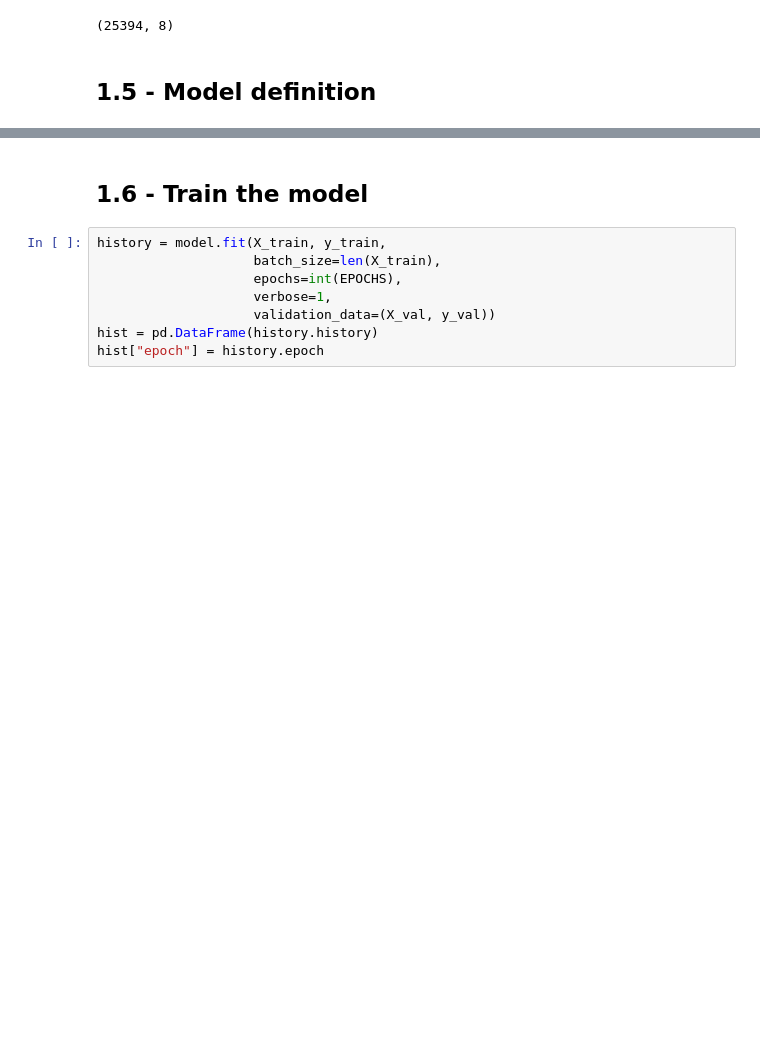
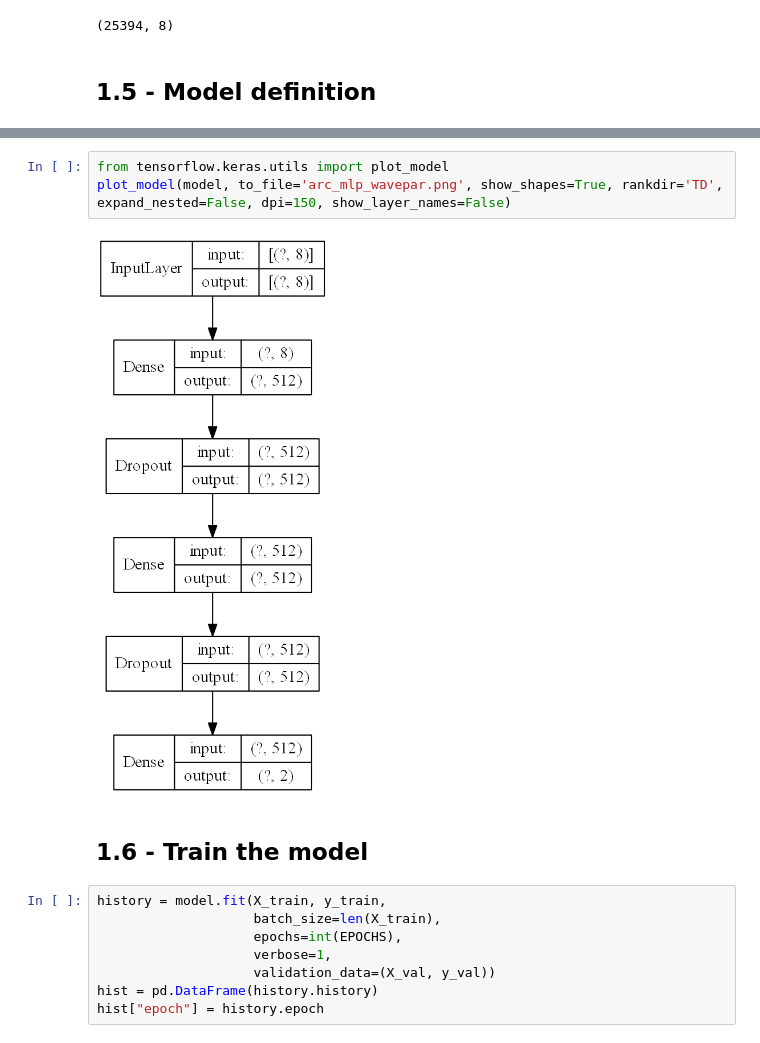
Before and after one commit to caiostringari/mlww3cl, a Jupyter notebook: notebooks/1. Improving WW3 Forecasts with Machine Learning - Integrated Parameters.ipynb, the cells around one changed output, grey strips where cells are left out. Cells and saved outputs as stored; diff of their text form; blank space fills up the shorter version.

```diff
--- a/1. Improving WW3 Forecasts with Machine Learning - Integrated Parameters.ipynb
+++ b/notebooks/1. Improving WW3 Forecasts with Machine Learning - Integrated Parameters.ipynb
@@ -245,6 +249,11 @@ Total params: 268,290
 Trainable params: 268,290
 Non-trainable params: 0
 _________________________________________________________________
+# %%
+from tensorflow.keras.utils import plot_model
+plot_model(model, to_file='arc_mlp_wavepar.png', show_shapes=True, rankdir='TD', expand_nested=False, dpi=150, show_layer_names=False)
+# %% [output]
+[figure, added]
 # %% [markdown]
 ## 1.6 - Train the model
 # %%
```
Also changed, not shown: parts of 2 cells of this notebook, 4 other files.
